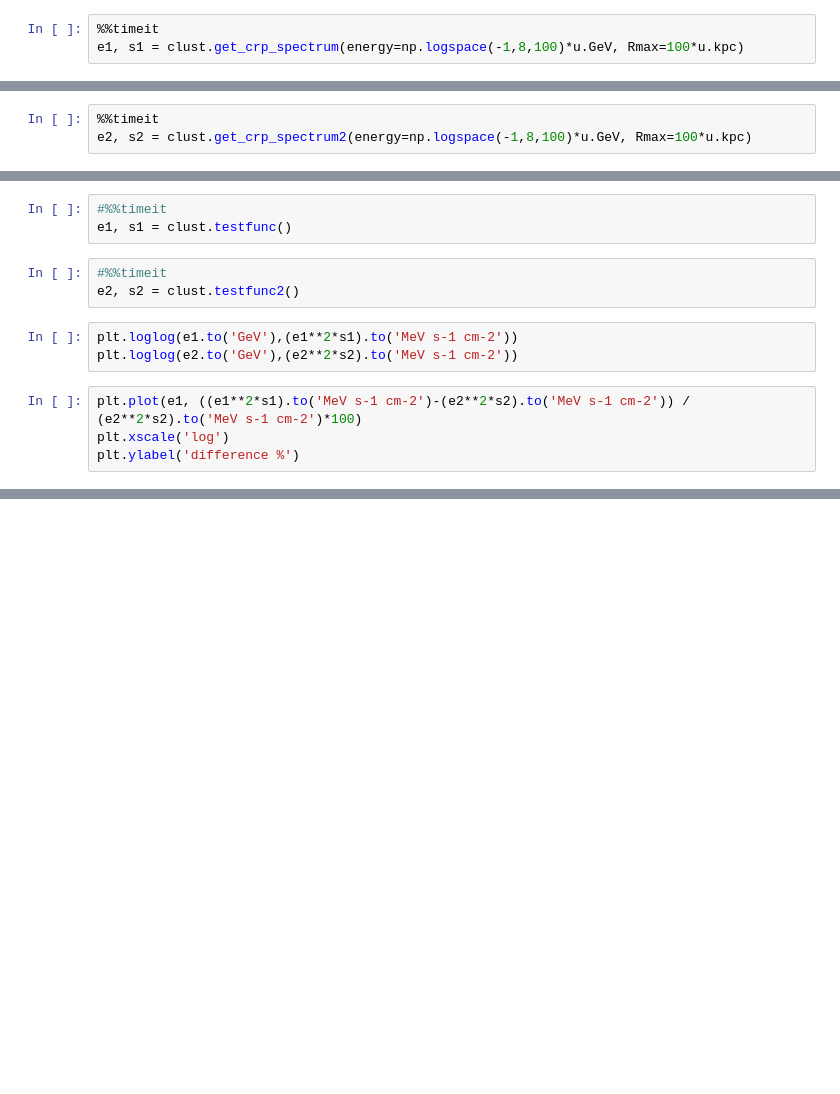
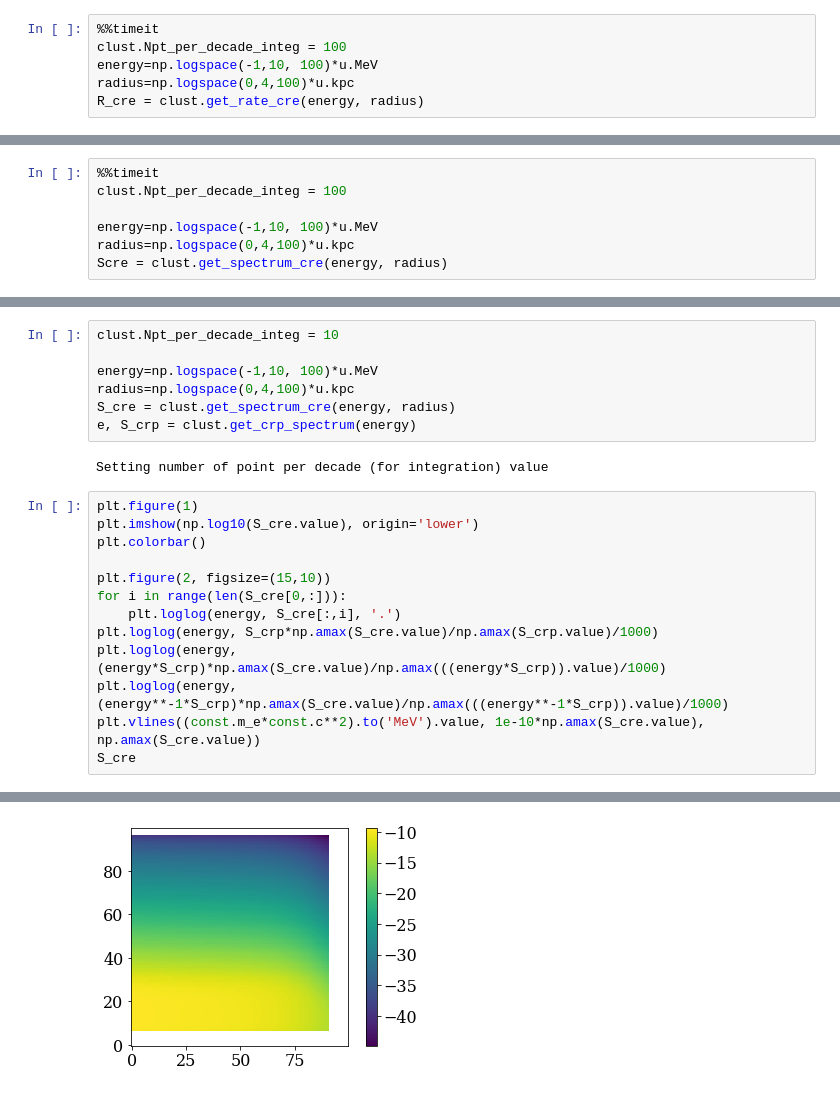
Before and after one commit to renlliang3/ClusterModel, a Jupyter notebook: notebook/model_dev_parameters.ipynb, the cells around one changed output, grey strips where cells are left out. Drawn from its saved outputs; the diff is of its cells as text; blank space fills up the shorter version.

```diff
--- a/notebook/model_dev_parameters.ipynb
+++ b/notebook/model_dev_parameters.ipynb
@@ -68,4 +80,7 @@ $1548.6776 \; \mathrm{kpc}$
 # %%
 %%timeit
-e1, s1 = clust.get_crp_spectrum(energy=np.logspace(-1,8,100)*u.GeV, Rmax=100*u.kpc)
+clust.Npt_per_decade_integ = 100
+energy=np.logspace(-1,10, 100)*u.MeV
+radius=np.logspace(0,4,100)*u.kpc
+R_cre = clust.get_rate_cre(energy, radius)
 # %% [output]
@@ -73,4 +94,8 @@ e1, s1 = clust.get_crp_spectrum(energy=np.logspace(-1,8,100)*u.GeV, Rmax=100*u.k
 # %%
 %%timeit
-e2, s2 = clust.get_crp_spectrum2(energy=np.logspace(-1,8,100)*u.GeV, Rmax=100*u.kpc)
+clust.Npt_per_decade_integ = 100
+
+energy=np.logspace(-1,10, 100)*u.MeV
+radius=np.logspace(0,4,100)*u.kpc
+Scre = clust.get_spectrum_cre(energy, radius)
 # %% [output]
@@ -145,13 +107,23 @@ plt.colorbar()
-# %%
-#%%timeit
-e1, s1 = clust.testfunc()
-# %%
-#%%timeit
-e2, s2 = clust.testfunc2()
-# %%
-plt.loglog(e1.to('GeV'),(e1**2*s1).to('MeV s-1 cm-2'))
-plt.loglog(e2.to('GeV'),(e2**2*s2).to('MeV s-1 cm-2'))
-# %%
-plt.plot(e1, ((e1**2*s1).to('MeV s-1 cm-2')-(e2**2*s2).to('MeV s-1 cm-2')) / (e2**2*s2).to('MeV s-1 cm-2')*100)
-plt.xscale('log')
-plt.ylabel('difference %')
+# %%
+clust.Npt_per_decade_integ = 10
+
+energy=np.logspace(-1,10, 100)*u.MeV
+radius=np.logspace(0,4,100)*u.kpc
+S_cre = clust.get_spectrum_cre(energy, radius)
+e, S_crp = clust.get_crp_spectrum(energy)
+# %% [output]
+Setting number of point per decade (for integration) value
+# %%
+plt.figure(1)
+plt.imshow(np.log10(S_cre.value), origin='lower')
+plt.colorbar()
+
+plt.figure(2, figsize=(15,10))
+for i in range(len(S_cre[0,:])):
+    plt.loglog(energy, S_cre[:,i], '.')
+plt.loglog(energy, S_crp*np.amax(S_cre.value)/np.amax(S_crp.value)/1000)
+plt.loglog(energy, (energy*S_crp)*np.amax(S_cre.value)/np.amax(((energy*S_crp)).value)/1000)
+plt.loglog(energy, (energy**-1*S_crp)*np.amax(S_cre.value)/np.amax(((energy**-1*S_crp)).value)/1000)
+plt.vlines((const.m_e*const.c**2).to('MeV').value, 1e-10*np.amax(S_cre.value), np.amax(S_cre.value))
+S_cre
+# %% [output]
@@ -157,0 +137 @@ plt.ylabel('difference %')
+[figure, added]
```
Also changed, not shown: parts of 26 cells of this notebook, 1 other file.
